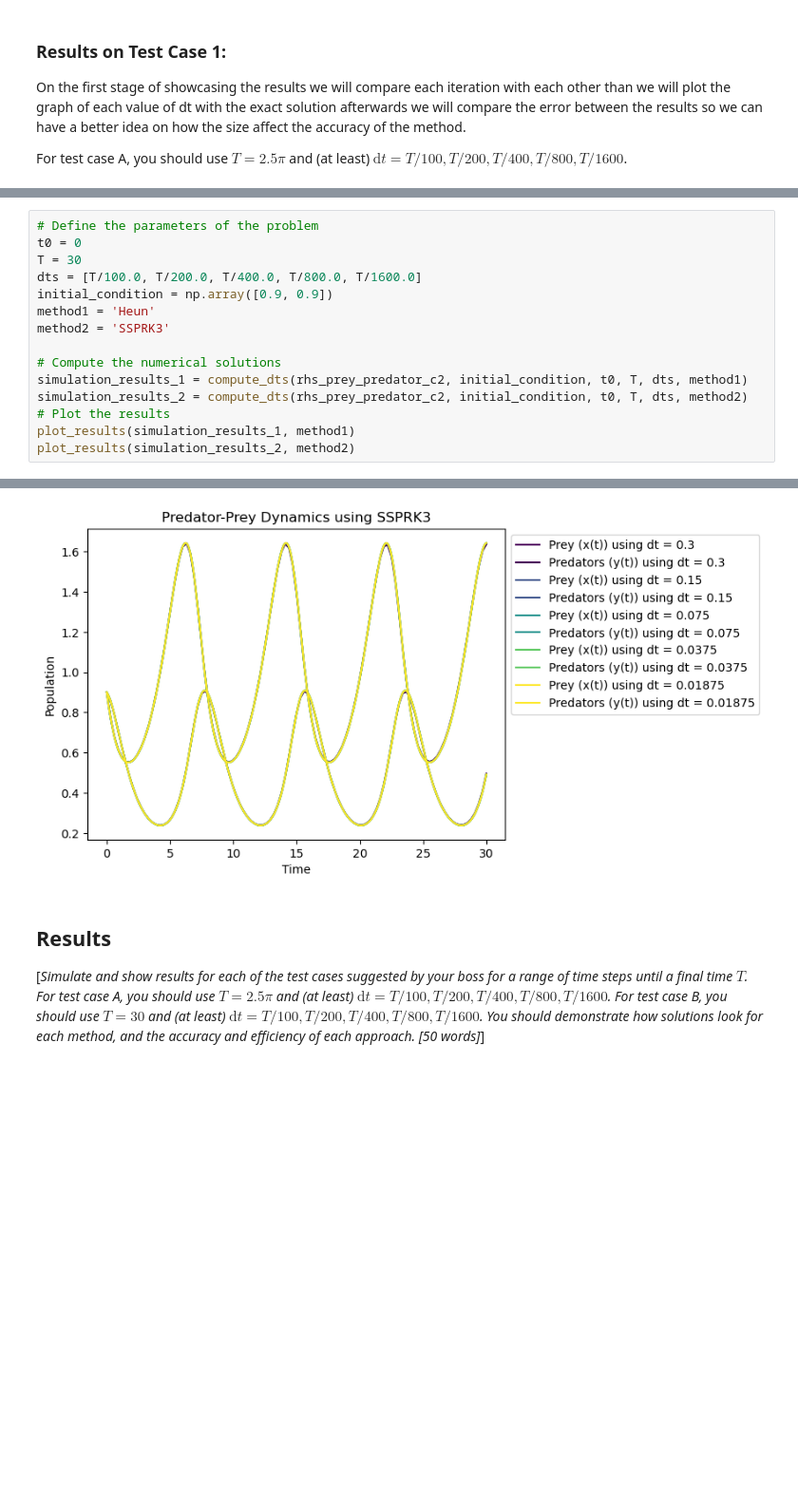
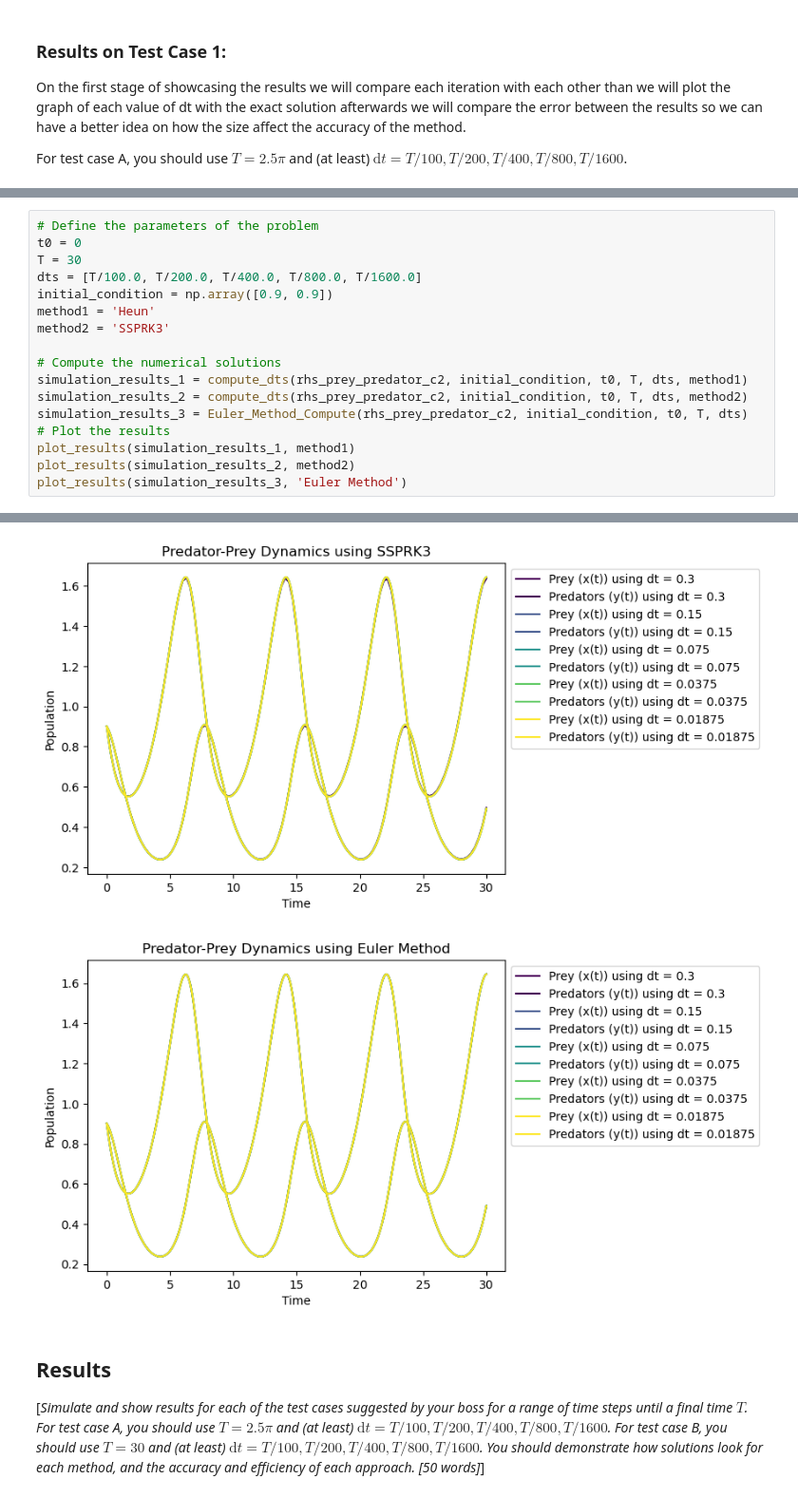
Before and after one commit to rubayeaAlketbi/Numerical-Methods-for-Solving-Predator-Prey-Models, a Jupyter notebook: template.ipynb, the cells around one changed output, grey strips where cells are left out. Shown at 95% size. Saved outputs shown, nothing was run; the diff lists cells and outputs as text; blank space fills up the shorter version.

```diff
--- a/template.ipynb
+++ b/template.ipynb
@@ -171,21 +254,24 @@ plot_results(simulation_results2, method2)
 # %%
 # Define the parameters of the problem
 t0 = 0
 T = 30
 dts = [T/100.0, T/200.0, T/400.0, T/800.0, T/1600.0]
 initial_condition = np.array([0.9, 0.9])
 method1 = 'Heun'
 method2 = 'SSPRK3'
 
 # Compute the numerical solutions
 simulation_results_1 = compute_dts(rhs_prey_predator_c2, initial_condition, t0, T, dts, method1)
 simulation_results_2 = compute_dts(rhs_prey_predator_c2, initial_condition, t0, T, dts, method2)
+simulation_results_3 = Euler_Method_Compute(rhs_prey_predator_c2, initial_condition, t0, T, dts)
 # Plot the results
 plot_results(simulation_results_1, method1)
 plot_results(simulation_results_2, method2)
+plot_results(simulation_results_3, 'Euler Method')
 # %% [output]
 [figure]
 [figure]
+[figure, added]
 # %% [markdown]
 ## Results
 
```
Also changed, not shown: parts of 8 cells of this notebook.
